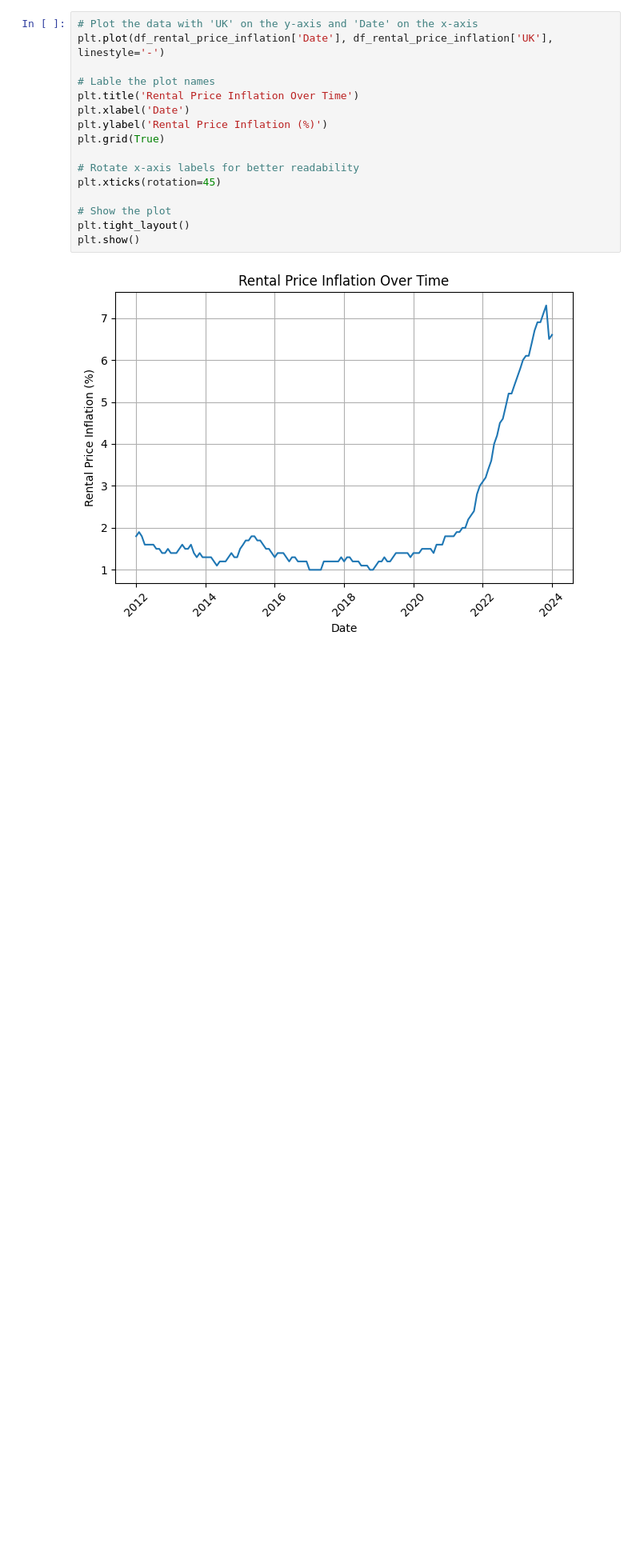
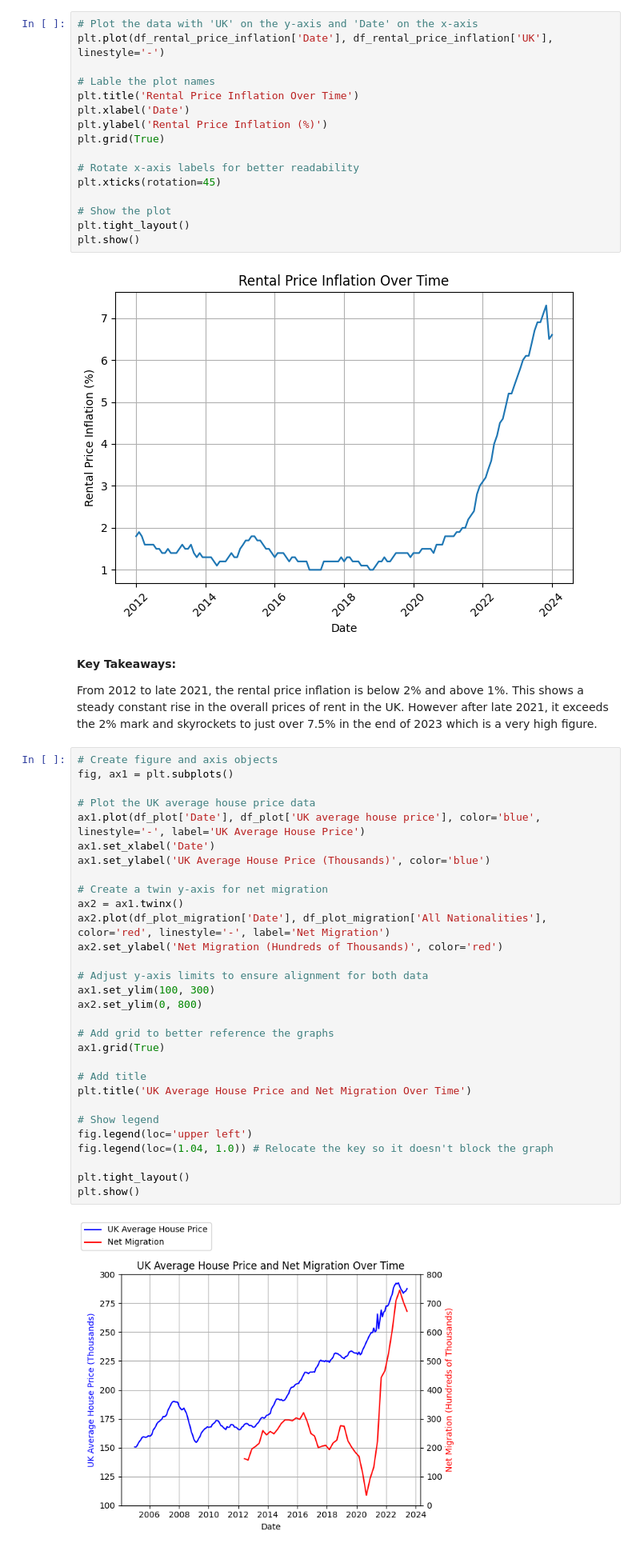
Before and after one commit to sr781/Data-Project---Factors-Potentially-Affecting-House-Prices-In-The-UK, a Jupyter notebook: Final_Project_Sulav.ipynb, the cells around one changed output. Shown: that part at 80% size. Saved outputs shown, nothing was run; the diff lists cells and outputs as text; blank space fills up the shorter version.

```diff
--- a/Final_Project_Sulav.ipynb
+++ b/Final_Project_Sulav.ipynb
@@ -561,3 +566,39 @@ plt.tight_layout()
 plt.show()
 # %% [output]
 [figure]
+# %% [markdown]
+**Key Takeaways:**
+
+From 2012 to late 2021, the rental price inflation is below 2% and above 1%. This shows a steady constant rise in the overall prices of rent in the UK. However after late 2021, it exceeds the 2% mark and skyrockets to just over 7.5% in the end of 2023 which is a very high figure.
+# %%
+# Create figure and axis objects
+fig, ax1 = plt.subplots()
+
+# Plot the UK average house price data
+ax1.plot(df_plot['Date'], df_plot['UK average house price'], color='blue', linestyle='-', label='UK Average House Price')
+ax1.set_xlabel('Date')
+ax1.set_ylabel('UK Average House Price (Thousands)', color='blue')
+
+# Create a twin y-axis for net migration
+ax2 = ax1.twinx()
+ax2.plot(df_plot_migration['Date'], df_plot_migration['All Nationalities'], color='red', linestyle='-', label='Net Migration')
+ax2.set_ylabel('Net Migration (Hundreds of Thousands)', color='red')
+
+# Adjust y-axis limits to ensure alignment for both data
+ax1.set_ylim(100, 300)
+ax2.set_ylim(0, 800)
+
+# Add grid to better reference the graphs
+ax1.grid(True)
+
+# Add title
+plt.title('UK Average House Price and Net Migration Over Time')
+
+# Show legend
+fig.legend(loc='upper left')
+fig.legend(loc=(1.04, 1.0)) # Relocate the key so it doesn't block the graph
+
+plt.tight_layout()
+plt.show()
+# %% [output]
+[figure, added]
```
Also changed, not shown: parts of 14 cells of this notebook.
